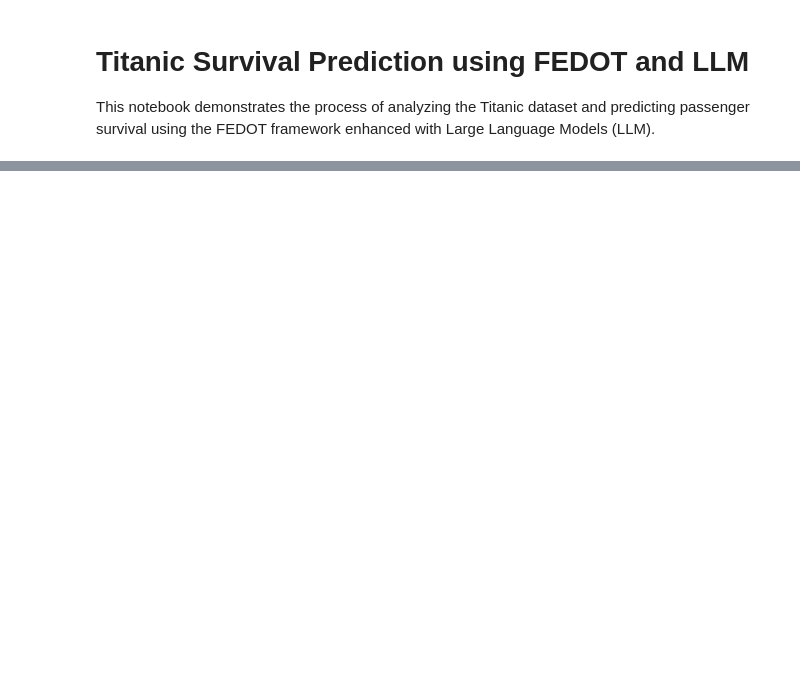
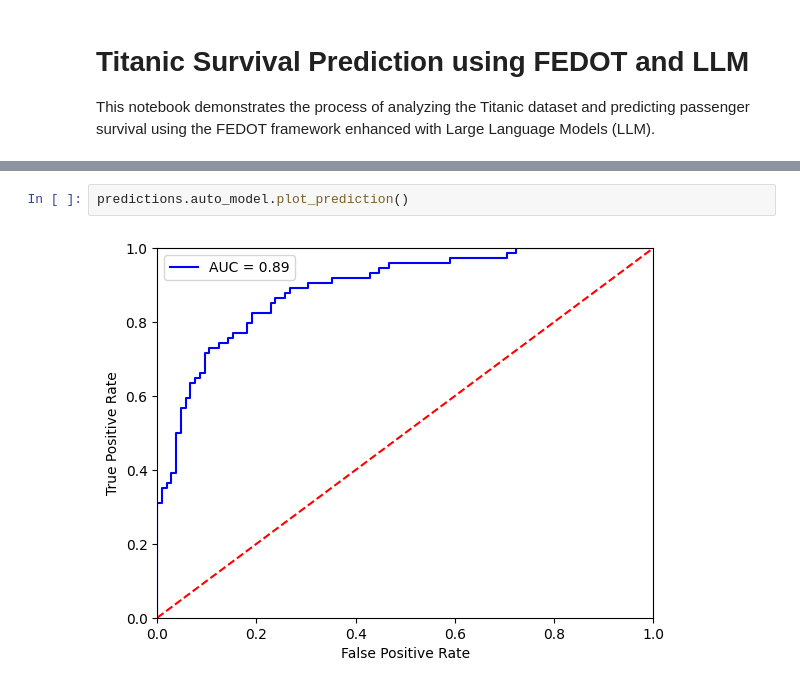
Before and after one commit to aimclub/FEDOT.LLM, a Jupyter notebook: examples/by_datasets/titanic.ipynb, the cells around one changed output, grey strips where cells are left out. Saved outputs shown, nothing was run; the diff lists cells and outputs as text; blank space fills up the shorter version.

```diff
--- a/examples/by_datasets/titanic.ipynb
+++ b/examples/by_datasets/titanic.ipynb
@@ -204,0 +113,4 @@ prediction[:5]
+# %%
+predictions.auto_model.plot_prediction()
+# %% [output]
+[figure, added]
```
Also changed, not shown: parts of 22 cells of this notebook, 5 other files.
